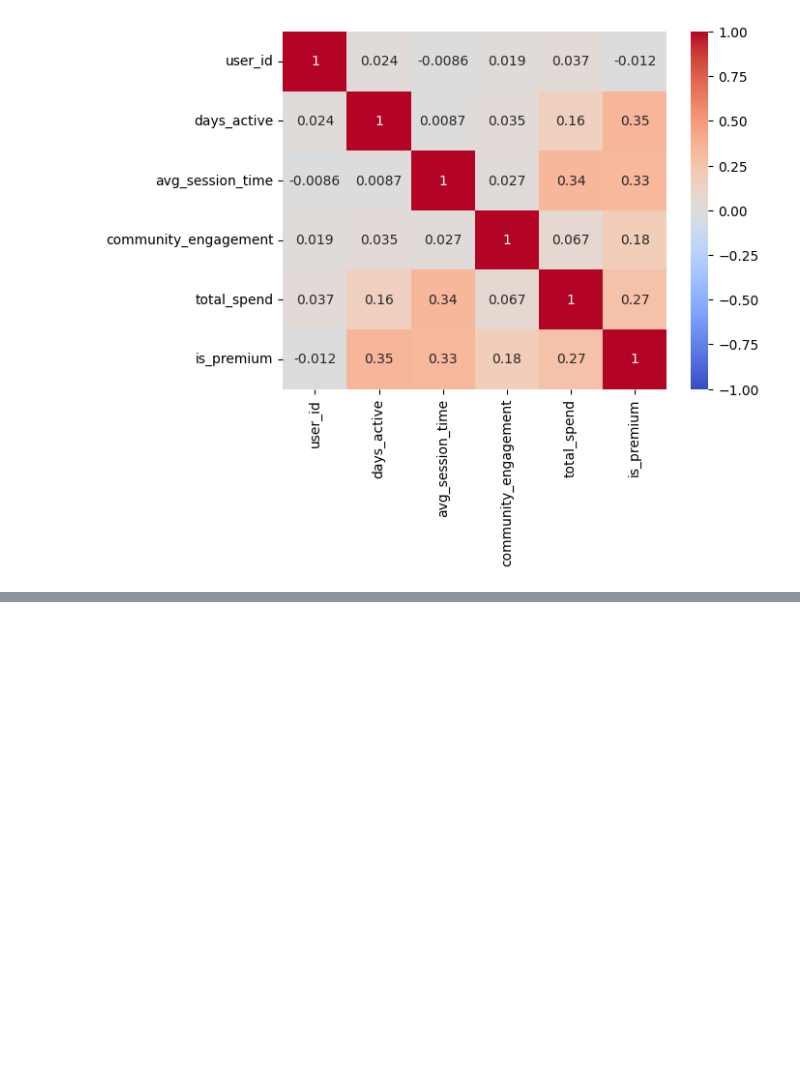
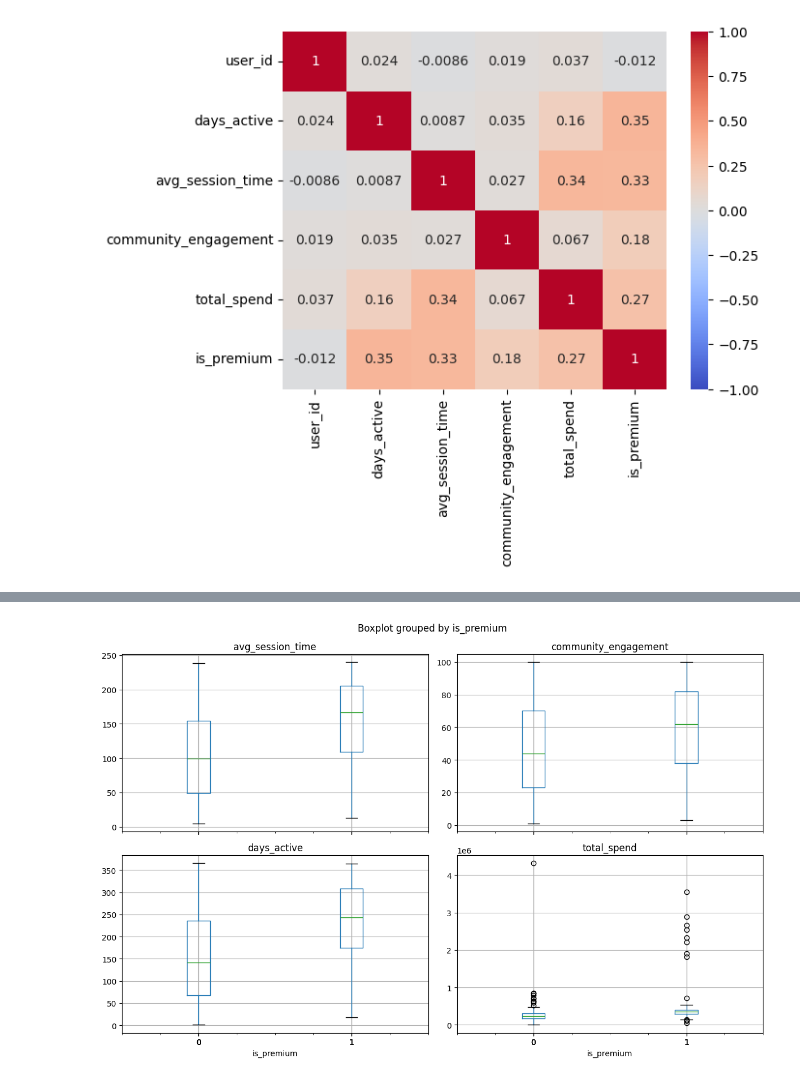
Before and after one commit to RyannPy/fitting-a-model-to-data, a Jupyter notebook: analysis.ipynb, the cells around one changed output, grey strips where cells are left out. Cells and saved outputs as stored; diff of their text form; code cells hidden in the pictures; blank space fills up the shorter version.

Commit message:
feat: premium vs non-premium

```diff
--- a/analysis.ipynb
+++ b/analysis.ipynb
@@ -116,0 +133,8 @@ Insight:
+# %%
+kolom_tujuan = ['avg_session_time', 'community_engagement', 'days_active', 'total_spend']
+df.boxplot(column=kolom_tujuan, by='is_premium', figsize=(12, 8), sharey=False)
+
+
+plt.tight_layout()
+# %% [output]
+[figure, added]
```
Also changed, not shown: parts of 4 cells of this notebook.
